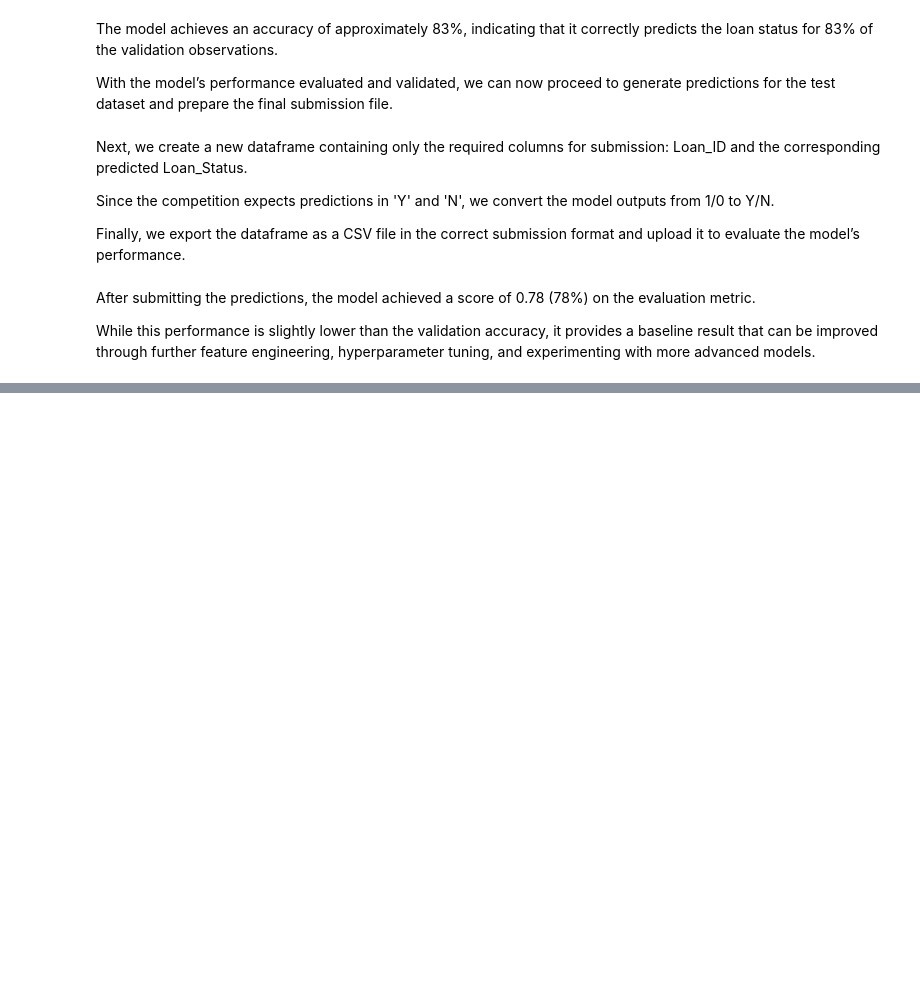
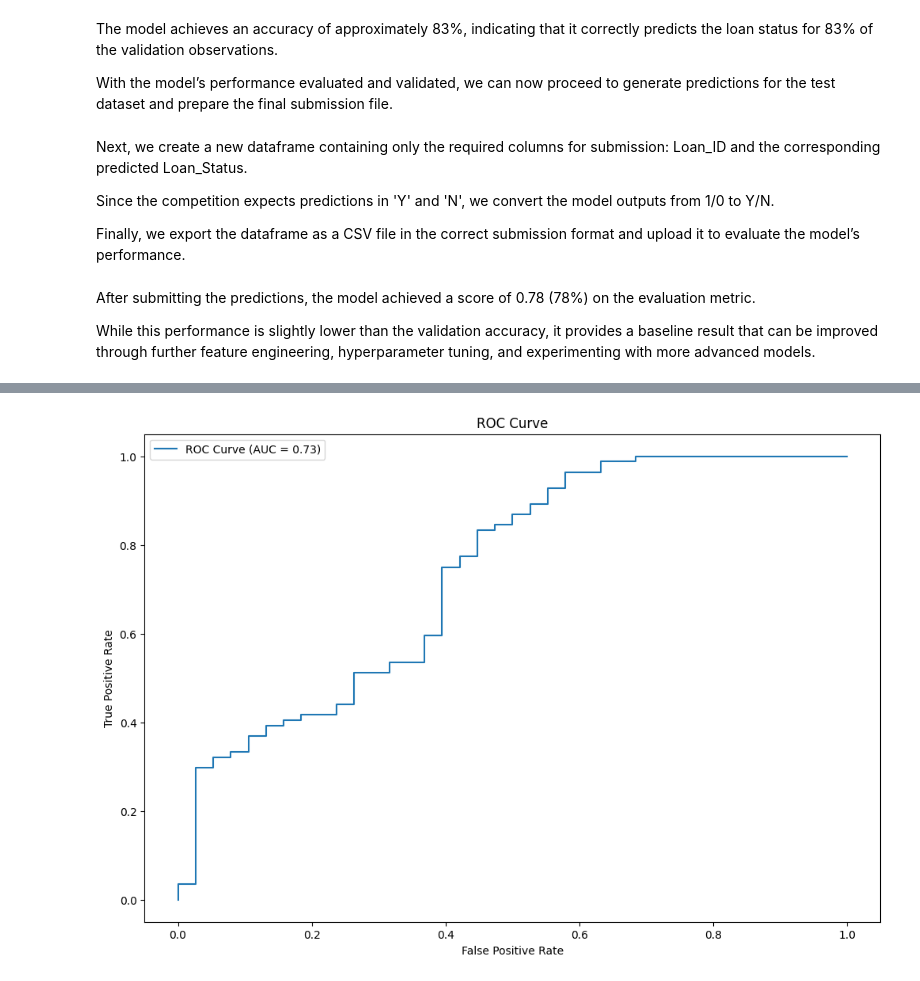
Before and after one commit to HamzaLatif02/Loan_Prediction, a Jupyter notebook: code/data.ipynb, the cells around one changed output, grey strips where cells are left out. Saved outputs shown, nothing was run; the diff lists cells and outputs as text; code cells hidden in the pictures; blank space fills up the shorter version.

```diff
--- a/code/data.ipynb
+++ b/code/data.ipynb
@@ -660,0 +675,21 @@ While this performance is slightly lower than the validation accuracy, it provid
+# %%
+i=1
+kf = StratifiedKFold(n_splits=5, random_state=1, shuffle=True)
+fold_accuracies = []
+for train_index, test_index in kf.split(X, y):
+    print(f'Fold {i}')
+    X_train, X_test = X.iloc[train_index], X.iloc[test_index]
+    y_train, y_test = y.iloc[train_index], y.iloc[test_index]
+
+    model.fit(X_train, y_train)
+    pred_test = model.predict(X_test)
+    score = accuracy_score(y_test, pred_test)
+    fold_accuracies.append(score)
+    print(f'Accuracy: {score}\n')
+    i+=1
+
+mean_accuracy = np.mean(fold_accuracies)
+print(f'Mean Cross-Validation Accuracy: {mean_accuracy}')
+
+pred_test = model.predict(test_data)
+pred = model.predict_proba(X_test)[:,1]
@@ -660,0 +717,15 @@ While this performance is slightly lower than the validation accuracy, it provid
+# %%
+from sklearn import metrics
+
+fpr, tpr, _ = metrics.roc_curve(y_test, pred)
+auc = metrics.roc_auc_score(y_test, pred)
+
+plt.figure(figsize=(12,8))
+plt.plot(fpr, tpr, label=f'ROC Curve (AUC = {auc:.2f})')
+plt.xlabel('False Positive Rate')
+plt.ylabel('True Positive Rate')
+plt.title('ROC Curve')
+plt.legend()
+plt.show()
+# %% [output]
+[figure, added]
```
Also changed, not shown: parts of 9 cells of this notebook, 1 other file.
